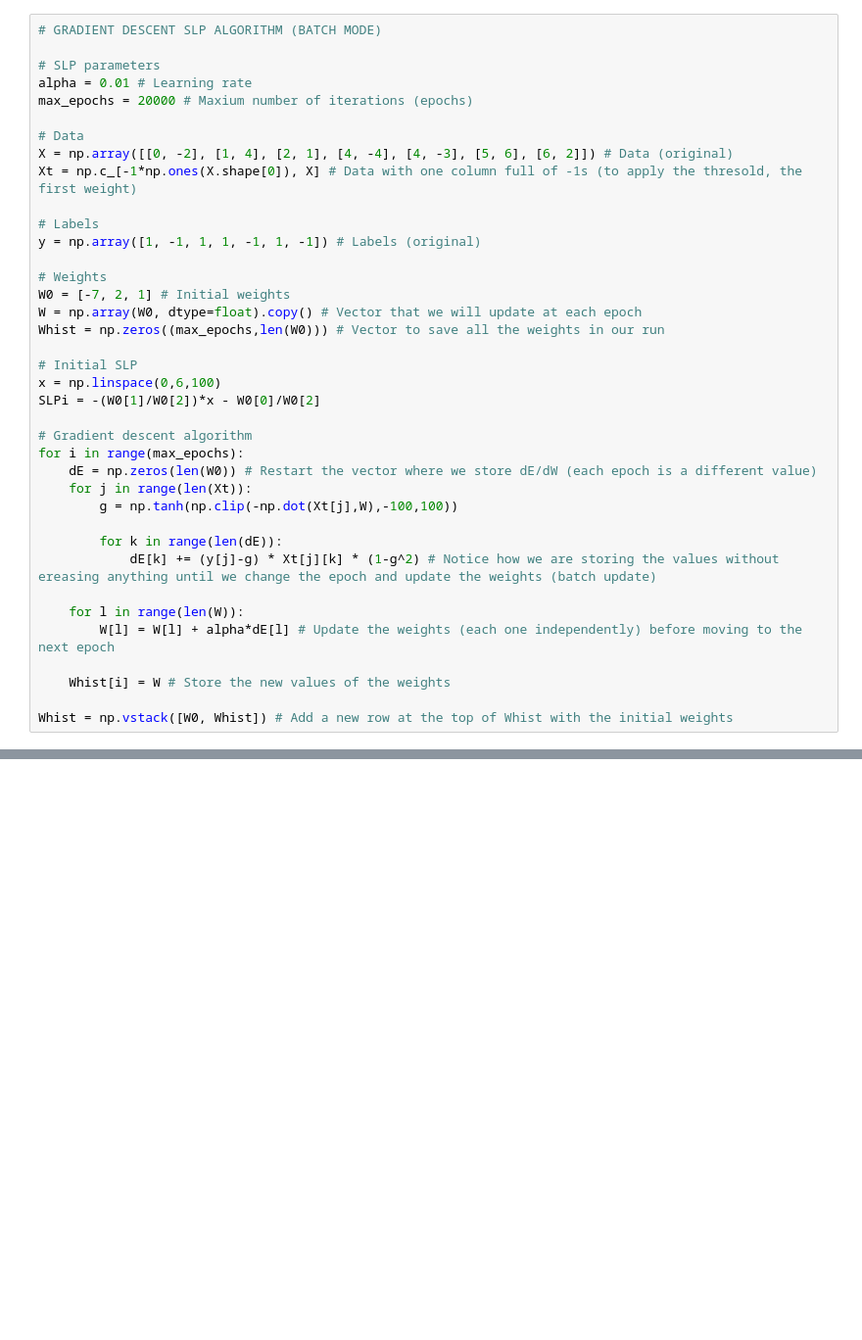
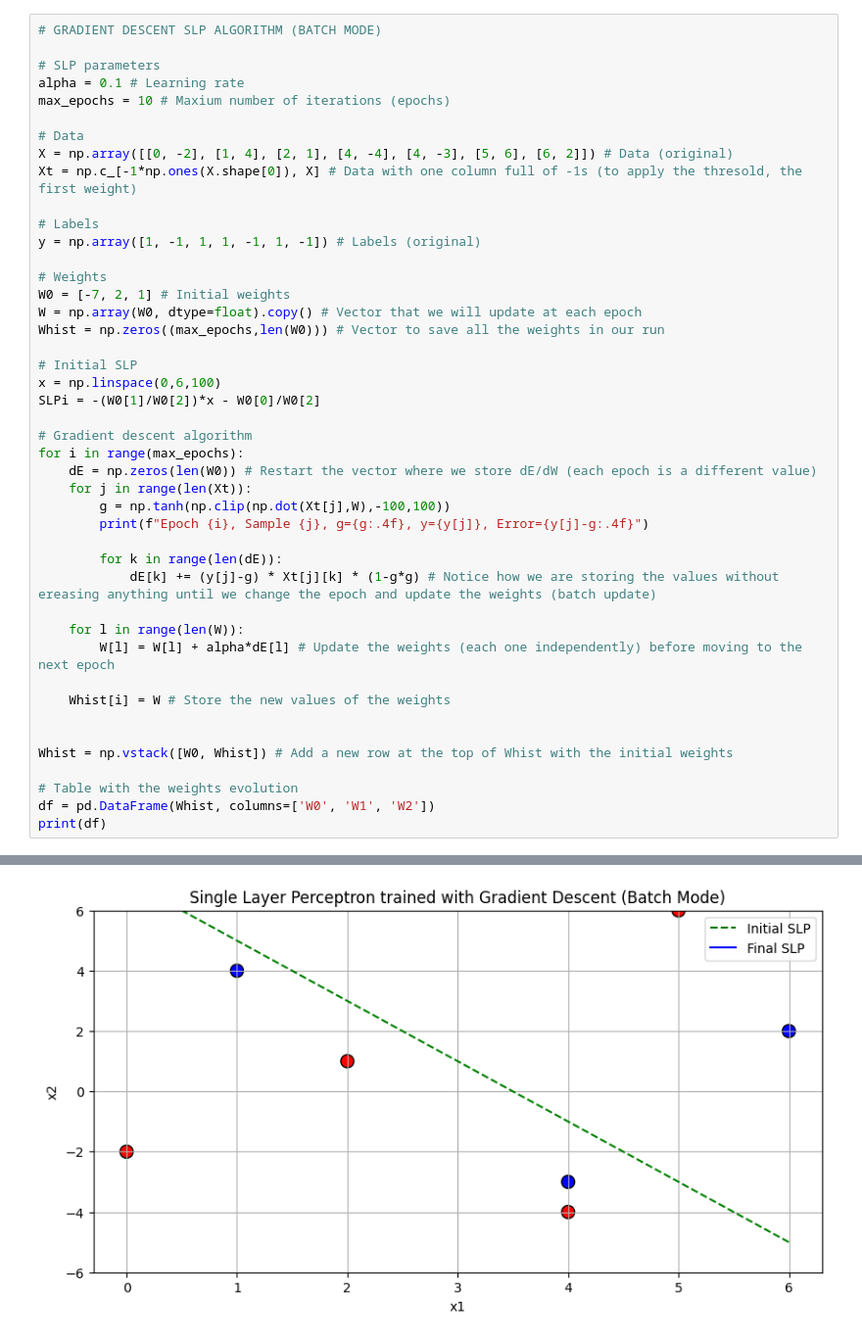
Before and after one commit to jorgite/Quantum-Machine-Learning-UIMP, a Jupyter notebook: exercise_UD2/code_solvingUD2.ipynb, the cells around one changed output, grey strips where cells are left out. Shown at 98% size. Saved outputs shown, nothing was run; the diff lists cells and outputs as text; blank space fills up the shorter version.

```diff
--- a/exercise_UD2/code_solvingUD2.ipynb
+++ b/exercise_UD2/code_solvingUD2.ipynb
@@ -10,8 +8,8 @@ Error:
 # GRADIENT DESCENT SLP ALGORITHM (BATCH MODE)
 
 # SLP parameters
-alpha = 0.01 # Learning rate
-max_epochs = 20000 # Maxium number of iterations (epochs)
+alpha = 0.1 # Learning rate
+max_epochs = 10 # Maxium number of iterations (epochs)
 
 # Data
 X = np.array([[0, -2], [1, 4], [2, 1], [4, -4], [4, -3], [5, 6], [6, 2]]) # Data (original)
@@ -33,14 +31,21 @@ SLPi = -(W0[1]/W0[2])*x - W0[0]/W0[2]
 for i in range(max_epochs):
     dE = np.zeros(len(W0)) # Restart the vector where we store dE/dW (each epoch is a different value)
     for j in range(len(Xt)):
-        g = np.tanh(np.clip(-np.dot(Xt[j],W),-100,100))
+        g = np.tanh(np.clip(np.dot(Xt[j],W),-100,100))
+        print(f"Epoch {i}, Sample {j}, g={g:.4f}, y={y[j]}, Error={y[j]-g:.4f}")
 
         for k in range(len(dE)):
-            dE[k] += (y[j]-g) * Xt[j][k] * (1-g^2) # Notice how we are storing the values without ereasing anything until we change the epoch and update the weights (batch update)
+            dE[k] += (y[j]-g) * Xt[j][k] * (1-g*g) # Notice how we are storing the values without ereasing anything until we change the epoch and update the weights (batch update)
 
     for l in range(len(W)):
         W[l] = W[l] + alpha*dE[l] # Update the weights (each one independently) before moving to the next epoch
 
     Whist[i] = W # Store the new values of the weights
 
+
 Whist = np.vstack([W0, Whist]) # Add a new row at the top of Whist with the initial weights
+
+# Table with the weights evolution
+df = pd.DataFrame(Whist, columns=['W0', 'W1', 'W2'])
+print(df)
+# %% [output]
@@ -46,0 +66 @@ Whist = np.vstack([W0, Whist]) # Add a new row at the top of Whist with the init
+[figure, added]
```
Also changed, not shown: parts of 2 cells of this notebook.
